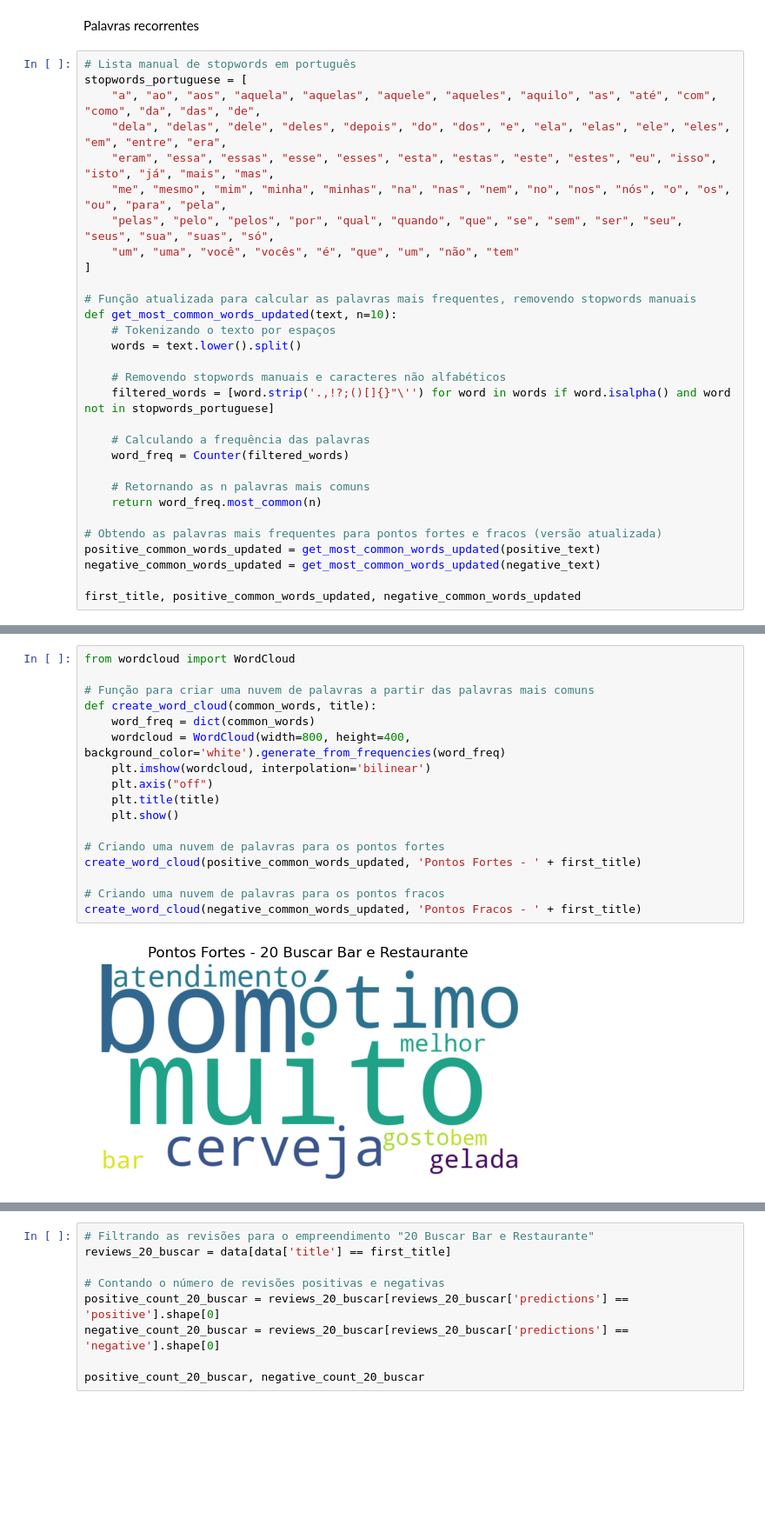
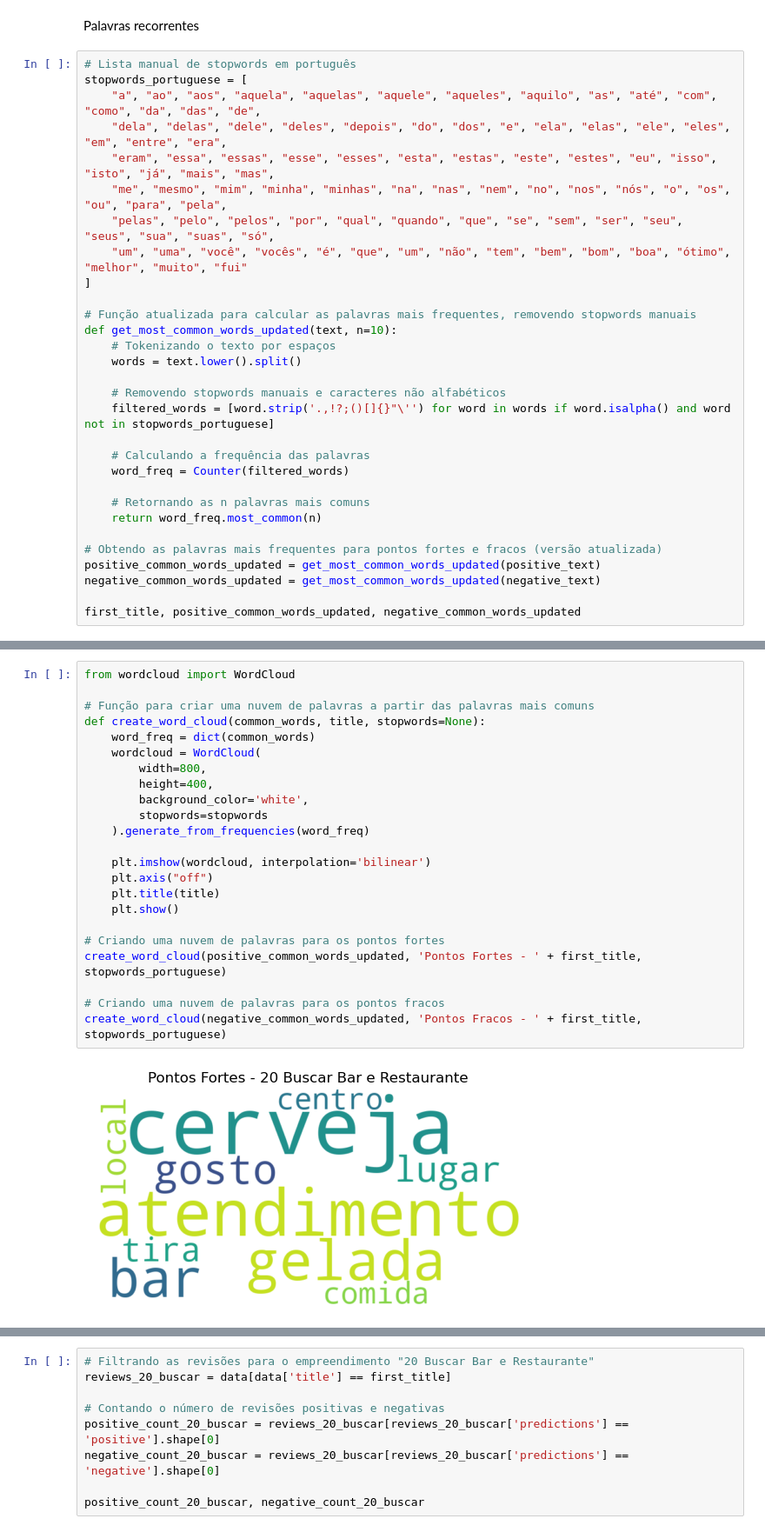
Before and after one commit to Marcos-VM-1708/PAD_JOB, a Jupyter notebook: Ask/ForteseFracos/Analise.ipynb, the cells around one changed output, grey strips where cells are left out. Shown at 87% size. Drawn from its saved outputs; the diff is of its cells as text; blank space fills up the shorter version.

```diff
--- a/Ask/ForteseFracos/Analise.ipynb
+++ b/Ask/ForteseFracos/Analise.ipynb
@@ -216,7 +219,7 @@ stopwords_portuguese = [
     "eram", "essa", "essas", "esse", "esses", "esta", "estas", "este", "estes", "eu", "isso", "isto", "já", "mais", "mas",
     "me", "mesmo", "mim", "minha", "minhas", "na", "nas", "nem", "no", "nos", "nós", "o", "os", "ou", "para", "pela",
     "pelas", "pelo", "pelos", "por", "qual", "quando", "que", "se", "sem", "ser", "seu", "seus", "sua", "suas", "só",
-    "um", "uma", "você", "vocês", "é", "que", "um", "não", "tem"
+    "um", "uma", "você", "vocês", "é", "que", "um", "não", "tem", "bem", "bom", "boa", "ótimo", "melhor", "muito", "fui"
 ]
 
 # Função atualizada para calcular as palavras mais frequentes, removendo stopwords manuais
@@ -280,19 +283,25 @@ Nuvem de palavras
 # %%
 from wordcloud import WordCloud
 
 # Função para criar uma nuvem de palavras a partir das palavras mais comuns
-def create_word_cloud(common_words, title):
+def create_word_cloud(common_words, title, stopwords=None):
     word_freq = dict(common_words)
-    wordcloud = WordCloud(width=800, height=400, background_color='white').generate_from_frequencies(word_freq)
+    wordcloud = WordCloud(
+        width=800,
+        height=400,
+        background_color='white',
+        stopwords=stopwords
+    ).generate_from_frequencies(word_freq)
+
     plt.imshow(wordcloud, interpolation='bilinear')
     plt.axis("off")
     plt.title(title)
     plt.show()
 
 # Criando uma nuvem de palavras para os pontos fortes
-create_word_cloud(positive_common_words_updated, 'Pontos Fortes - ' + first_title)
+create_word_cloud(positive_common_words_updated, 'Pontos Fortes - ' + first_title, stopwords_portuguese)
 
 # Criando uma nuvem de palavras para os pontos fracos
-create_word_cloud(negative_common_words_updated, 'Pontos Fracos - ' + first_title)
+create_word_cloud(negative_common_words_updated, 'Pontos Fracos - ' + first_title, stopwords_portuguese)
 # %% [output]
-[figure, old version]
+[figure, new version]
```
Also changed, not shown: parts of 12 cells of this notebook, 2 other files.
